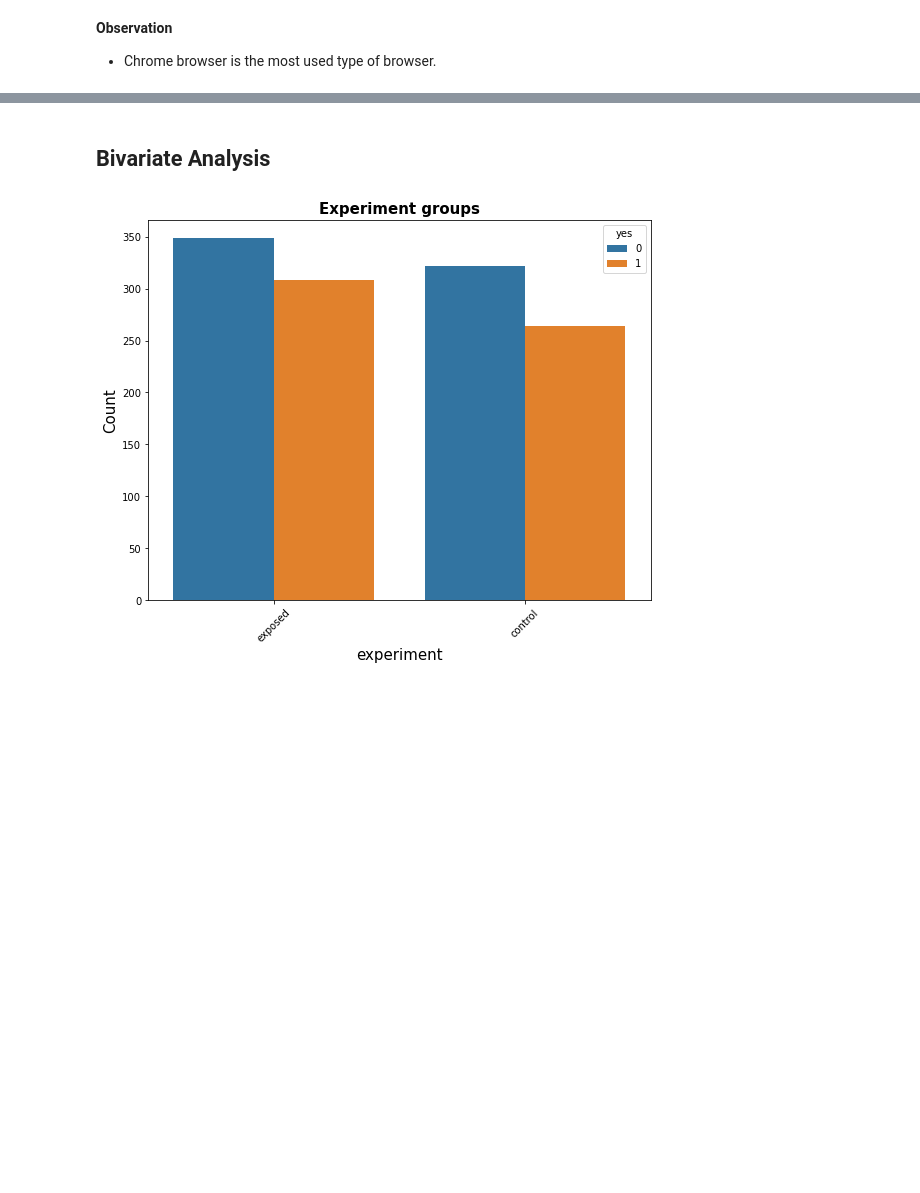
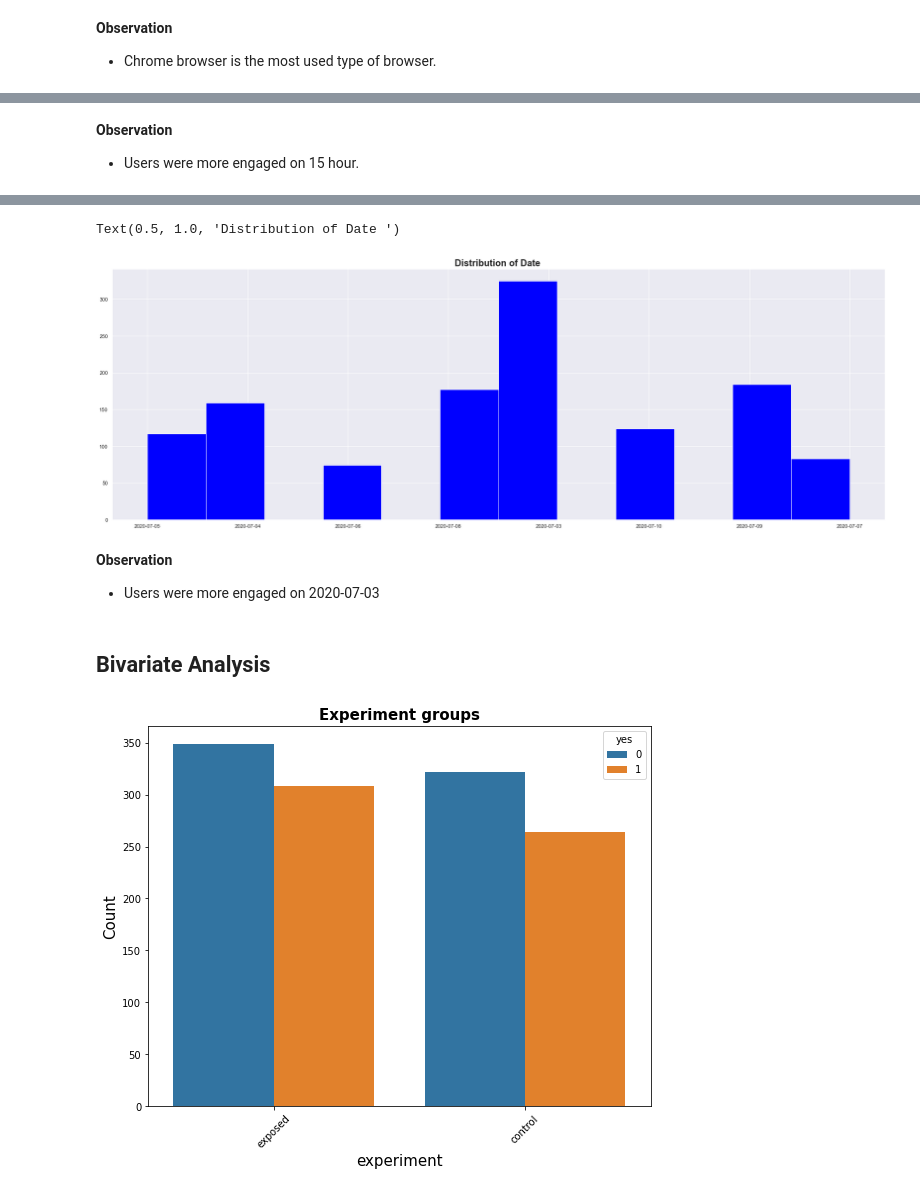
Before and after one commit to benbel376/SmartAd_service_analysis, a Jupyter notebook: notebooks/data_overview.ipynb, the cells around one changed output, grey strips where cells are left out. Drawn from its saved outputs; the diff is of its cells as text; code cells hidden in the pictures; blank space fills up the shorter version.

Commit message:
Distribution on Date, where user were more engaged on 20200703 and saving a corr png

```diff
--- a/notebooks/data_overview.ipynb
+++ b/notebooks/data_overview.ipynb
@@ -118,0 +121,8 @@ Text(0.5, 1.0, 'Distribution of hour ')
+# %% [markdown]
+**Observation**
+- Users were more engaged on 15 hour.
+# %%
+
+plt.hist(clean_df['date'],bins=12, color='blue')
+plt.title(f'Distribution of Date ', size=20, fontweight='bold')
+# %% [output]
@@ -119,3 +131,8 @@ Text(0.5, 1.0, 'Distribution of hour ')
+Text(0.5, 1.0, 'Distribution of Date ')
+[figure, added]
+# %% [markdown]
+**Observation**
+- Users were more engaged on 2020-07-03
 # %% [markdown]
 ## Bivariate Analysis
 # %%
```
Also changed, not shown: parts of 4 cells of this notebook, 1 other file.
